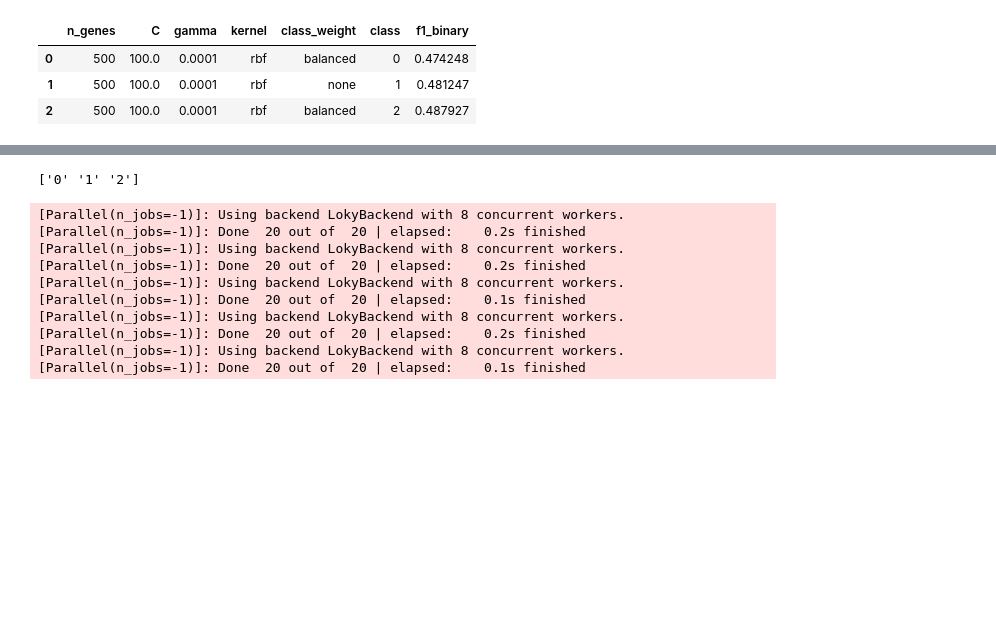
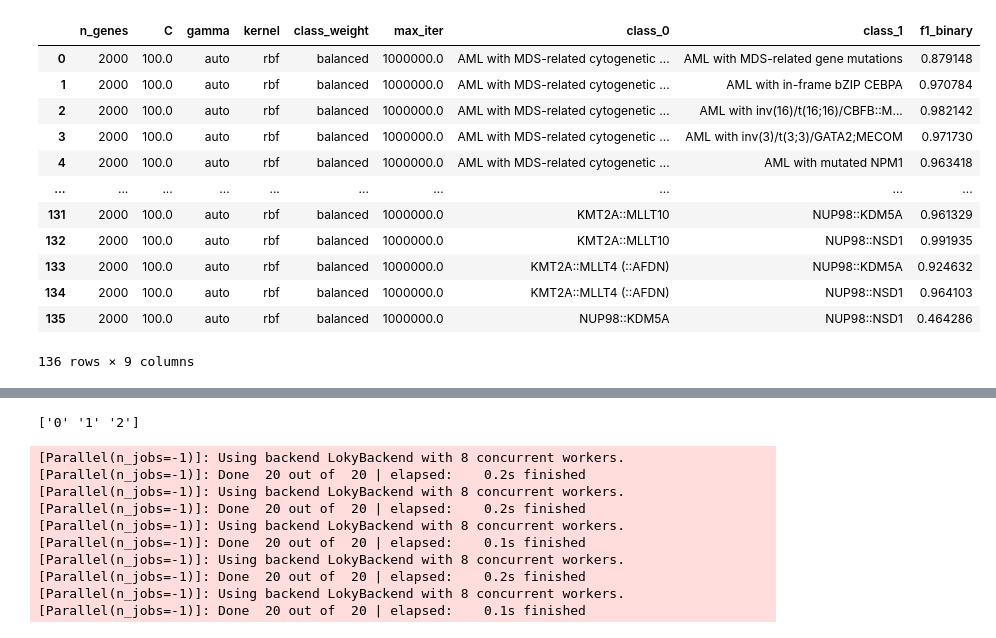
Before and after one commit to jeppeseverens/Leukem.ai, a Jupyter notebook: python_predict/training.ipynb, the cells around one changed output, grey strips where cells are left out. Cells and saved outputs as stored; diff of their text form; code cells hidden in the pictures; blank space fills up the shorter version.

Commit message:
SVM gpu now works on real count data

```diff
--- a/python_predict/training.ipynb
+++ b/python_predict/training.ipynb
@@ -33,0 +45,3 @@ array([[5759, 5712, 5878, ..., 5655, 5409, 5825],
+# %%
+from train_test import load_data
+study_labels, X, y = load_data("/home/jeppe/Documents/Leukem.ai/data")
@@ -34,15 +111,16 @@ array([[5759, 5712, 5878, ..., 5655, 5409, 5825],
 # %%
 # CV setup
-outer_cv = KFold(n_splits=3, shuffle=True, random_state=42)
-inner_cv = KFold(n_splits=3, shuffle=True, random_state=42)
+outer_cv = StratifiedKFold(n_splits=2, shuffle=True, random_state=42)
+inner_cv = StratifiedKFold(n_splits=2, shuffle=True, random_state=42)
 
 # Hyperparameter grid
 param_grid = {
-    'n_genes': [200, 500, 999],
-    'C': [100, 1e3, 1e4],
-    'gamma': [1e-4, 1e-3,'auto'],
+    'n_genes': [2000],
+    'C': [100, 1e3],
+    'gamma': ['auto'],
     'kernel': ['rbf'],
-    'class_weight': ["balanced", None]
+    'class_weight': ["balanced"],
+    'max_iter': [1e6]
 }
 
 param_combos = list(ParameterGrid(param_grid))
@@ -157,13 +244,13 @@ def evaluate_inner_fold(outer_fold, inner_fold,
 # %%
 all_results = []
 
-for outer_fold, (train_idx, test_idx) in enumerate(outer_cv.split(X)):
+for outer_fold, (train_idx, test_idx) in enumerate(outer_cv.split(X, y)):
     X_train_outer, X_test_outer = X[train_idx], X[test_idx]
     y_train_outer, y_test_outer = y[train_idx], y[test_idx]
     study_labels_outer = study_labels[train_idx]
 
     inner_tasks = []
-    for inner_fold, (train_inner_idx, val_inner_idx) in enumerate(inner_cv.split(X_train_outer)):
+    for inner_fold, (train_inner_idx, val_inner_idx) in enumerate(inner_cv.split(X_train_outer, y_train_outer)):
         for params in param_combos:
             inner_tasks.append(delayed(evaluate_inner_fold)(
                 outer_fold, inner_fold,
@@ -176,7 +263,7 @@ for outer_fold, (train_idx, test_idx) in enumerate(outer_cv.split(X)):
             ))
 
     # Run inner CV tasks in parallel (adjust n_jobs to number of CPU cores)
-    inner_results = Parallel(n_jobs=-1, verbose=1)(inner_tasks)
+    inner_results = Parallel(n_jobs=2, verbose=1)(inner_tasks)
     if isinstance(inner_results[0], dict):
         # Flat list of dictionaries
         all_results.extend(inner_results)
@@ -217,5 +315,5 @@ df_parallel_results
 # %%
-def process_cv_results(df, param_grid, score_col='f1_binary'):
+def process_cv_results(df, param_grid, label_mapping, score_col='f1_binary'):
     #  Extract param names and expand 'params'
     param_names = list(param_grid.keys())
     params_df = df['params'].apply(pd.Series)
@@ -226,37 +324,60 @@ def process_cv_results(df, param_grid, score_col='f1_binary'):
             params_df[col] = params_df[col].apply(lambda x: 'none' if x is None else x)
 
     #Combine expanded params with original DataFrame
     df_with_params = pd.concat([df.drop(columns=['params']), params_df], axis=1)
 
     # Determine group-by strategy based on evaluation type
     if 'class' in df_with_params.columns:
         # OvR
         group_cols = param_names + ['class']
         summary = df_with_params.groupby(group_cols)[score_col].mean().reset_index()
         best = summary.loc[summary.groupby('class')[score_col].idxmax()].reset_index(drop=True)
 
     elif 'class_0' in df_with_params.columns and 'class_1' in df_with_params.columns:
         # OvO
         group_cols = param_names + ['class_0', 'class_1']
         summary = df_with_params.groupby(group_cols)[score_col].mean().reset_index()
         best = summary.loc[summary.groupby(['class_0', 'class_1'])[score_col].idxmax()].reset_index(drop=True)
 
     else:
         # Standard multiclass
         group_cols = param_names
         score_col = 'f1_macro'  # override if not passed
         summary = df_with_params.groupby(group_cols)[score_col].mean().reset_index()
         best = summary.loc[[summary[score_col].idxmax()]].reset_index(drop=True)
 
-    return summary, best
+    int_to_label = {v: k for k, v in label_mapping.items()}
+    if 'class' in best.columns:
+        # OvR case
+        best['class'] = best['class'].map(int_to_label)
+        return best
 
-summary_df, best_per_class_df = process_cv_results(
+    elif 'class_0' in best.columns and 'class_1' in best.columns:
+        # OvO case
+        best['class_0'] = best['class_0'].map(int_to_label)
+        best['class_1'] = best['class_1'].map(int_to_label)
+        return best
+
+    else:
+        return best
+
+best_per_class_df = process_cv_results(
     df_parallel_results,
-    param_grid=param_grid
+    param_grid=param_grid,
+    label_mapping = label_mapping
 )
 best_per_class_df
 # %% [output]
-|  | n_genes | C | gamma | kernel | class_weight | class | f1_binary |
-| 0 | 500 | 100.0 | 0.0001 | rbf | balanced | 0 | 0.474248 |
-| 1 | 500 | 100.0 | 0.0001 | rbf | none | 1 | 0.481247 |
-| 2 | 500 | 100.0 | 0.0001 | rbf | balanced | 2 | 0.487927 |
+|  | n_genes | C | gamma | kernel | class_weight | max_iter | class_0 | class_1 | f1_binary |
+| 0 | 2000 | 100.0 | auto | rbf | balanced | 1000000.0 | AML with MDS-related cytogenetic ... | AML with MDS-related gene mutations | 0.879148 |
+| 1 | 2000 | 100.0 | auto | rbf | balanced | 1000000.0 | AML with MDS-related cytogenetic ... | AML with in-frame bZIP CEBPA | 0.970784 |
+| 2 | 2000 | 100.0 | auto | rbf | balanced | 1000000.0 | AML with MDS-related cytogenetic ... | AML with inv(16)/t(16;16)/CBFB::M... | 0.982142 |
+| 3 | 2000 | 100.0 | auto | rbf | balanced | 1000000.0 | AML with MDS-related cytogenetic ... | AML with inv(3)/t(3;3)/GATA2;MECOM | 0.971730 |
+| 4 | 2000 | 100.0 | auto | rbf | balanced | 1000000.0 | AML with MDS-related cytogenetic ... | AML with mutated NPM1 | 0.963418 |
+| ... | ... | ... | ... | ... | ... | ... | ... | ... | ... |
+| 131 | 2000 | 100.0 | auto | rbf | balanced | 1000000.0 | KMT2A::MLLT10 | NUP98::KDM5A | 0.961329 |
+| 132 | 2000 | 100.0 | auto | rbf | balanced | 1000000.0 | KMT2A::MLLT10 | NUP98::NSD1 | 0.991935 |
+| 133 | 2000 | 100.0 | auto | rbf | balanced | 1000000.0 | KMT2A::MLLT4 (::AFDN) | NUP98::KDM5A | 0.924632 |
+| 134 | 2000 | 100.0 | auto | rbf | balanced | 1000000.0 | KMT2A::MLLT4 (::AFDN) | NUP98::NSD1 | 0.964103 |
+| 135 | 2000 | 100.0 | auto | rbf | balanced | 1000000.0 | NUP98::KDM5A | NUP98::NSD1 | 0.464286 |
+136 rows × 9 columns
```
Also changed, not shown: parts of 9 cells of this notebook, 2 other files.
